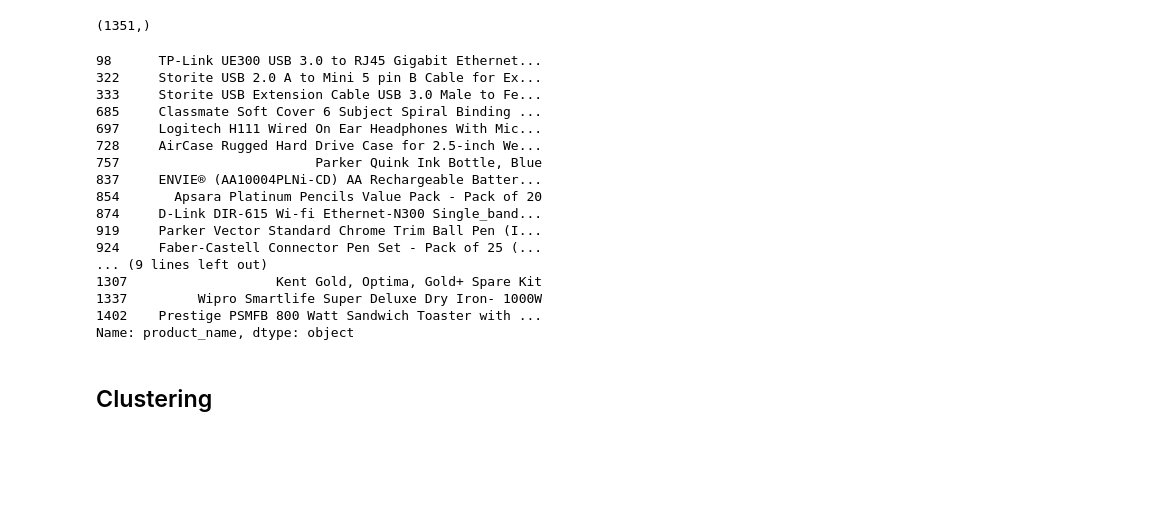
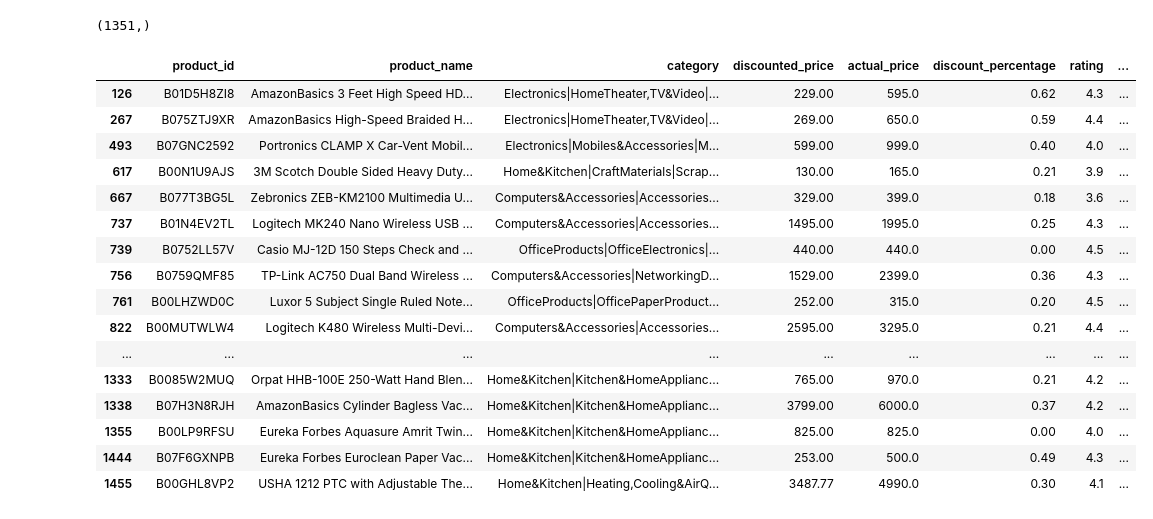
Before and after one commit to Jayshil-Patel/Amazon-product-recommender, a Jupyter notebook: amazon_sales_dataset_clean_analysis.ipynb, the cells around one changed output. Drawn from its saved outputs; the diff is of its cells as text; code cells hidden in the pictures; blank space fills up the shorter version.

```diff
--- a/amazon_sales_dataset_clean_analysis.ipynb
+++ b/amazon_sales_dataset_clean_analysis.ipynb
@@ -1121,24 +1259,22 @@ mask = df['product_id'].isin(list_ids)
 # filter the DataFrame to get the rows that match
 result_df = df.loc[mask]
 # %%
-result_df['product_name']
+result_df
 # %% [output]
-98      TP-Link UE300 USB 3.0 to RJ45 Gigabit Ethernet...
-322     Storite USB 2.0 A to Mini 5 pin B Cable for Ex...
-333     Storite USB Extension Cable USB 3.0 Male to Fe...
-685     Classmate Soft Cover 6 Subject Spiral Binding ...
-697     Logitech H111 Wired On Ear Headphones With Mic...
-728     AirCase Rugged Hard Drive Case for 2.5-inch We...
-757                         Parker Quink Ink Bottle, Blue
-837     ENVIE® (AA10004PLNi-CD) AA Rechargeable Batter...
-854       Apsara Platinum Pencils Value Pack - Pack of 20
-874     D-Link DIR-615 Wi-fi Ethernet-N300 Single_band...
-919     Parker Vector Standard Chrome Trim Ball Pen (I...
-924     Faber-Castell Connector Pen Set - Pack of 25 (...
-... (9 lines left out)
-1307                   Kent Gold, Optima, Gold+ Spare Kit
-1337         Wipro Smartlife Super Deluxe Dry Iron- 1000W
-1402    Prestige PSMFB 800 Watt Sandwich Toaster with ...
-Name: product_name, dtype: object
+|  | product_id | product_name | category | discounted_price | actual_price | discount_percentage | rating | ... |
+| 126 | B01D5H8ZI8 | AmazonBasics 3 Feet High Speed HD... | Electronics|HomeTheater,TV&Video|... | 229.00 | 595.0 | 0.62 | 4.3 | ... |
+| 267 | B075ZTJ9XR | AmazonBasics High-Speed Braided H... | Electronics|HomeTheater,TV&Video|... | 269.00 | 650.0 | 0.59 | 4.4 | ... |
+| 493 | B07GNC2592 | Portronics CLAMP X Car-Vent Mobil... | Electronics|Mobiles&Accessories|M... | 599.00 | 999.0 | 0.40 | 4.0 | ... |
+| 617 | B00N1U9AJS | 3M Scotch Double Sided Heavy Duty... | Home&Kitchen|CraftMaterials|Scrap... | 130.00 | 165.0 | 0.21 | 3.9 | ... |
+| 667 | B077T3BG5L | Zebronics ZEB-KM2100 Multimedia U... | Computers&Accessories|Accessories... | 329.00 | 399.0 | 0.18 | 3.6 | ... |
+| 737 | B01N4EV2TL | Logitech MK240 Nano Wireless USB ... | Computers&Accessories|Accessories... | 1495.00 | 1995.0 | 0.25 | 4.3 | ... |
+| 739 | B0752LL57V | Casio MJ-12D 150 Steps Check and ... | OfficeProducts|OfficeElectronics|... | 440.00 | 440.0 | 0.00 | 4.5 | ... |
+| 756 | B0759QMF85 | TP-Link AC750 Dual Band Wireless ... | Computers&Accessories|NetworkingD... | 1529.00 | 2399.0 | 0.36 | 4.3 | ... |
+| 761 | B00LHZWD0C | Luxor 5 Subject Single Ruled Note... | OfficeProducts|OfficePaperProduct... | 252.00 | 315.0 | 0.20 | 4.5 | ... |
+| 822 | B00MUTWLW4 | Logitech K480 Wireless Multi-Devi... | Computers&Accessories|Accessories... | 2595.00 | 3295.0 | 0.21 | 4.4 | ... |
+| ... | ... | ... | ... | ... | ... | ... | ... | ... |
+| 1333 | B0085W2MUQ | Orpat HHB-100E 250-Watt Hand Blen... | Home&Kitchen|Kitchen&HomeApplianc... | 765.00 | 970.0 | 0.21 | 4.2 | ... |
+| 1338 | B07H3N8RJH | AmazonBasics Cylinder Bagless Vac... | Home&Kitchen|Kitchen&HomeApplianc... | 3799.00 | 6000.0 | 0.37 | 4.2 | ... |
+| 1355 | B00LP9RFSU | Eureka Forbes Aquasure Amrit Twin... | Home&Kitchen|Kitchen&HomeApplianc... | 825.00 | 825.0 | 0.00 | 4.0 | ... |
+| 1444 | B07F6GXNPB | Eureka Forbes Euroclean Paper Vac... | Home&Kitchen|Kitchen&HomeApplianc... | 253.00 | 500.0 | 0.49 | 4.3 | ... |
+| 1455 | B00GHL8VP2 | USHA 1212 PTC with Adjustable The... | Home&Kitchen|Heating,Cooling&AirQ... | 3487.77 | 4990.0 | 0.30 | 4.1 | ... |
-# %% [markdown]
-## Clustering
```
Also changed, not shown: parts of 25 cells of this notebook.
